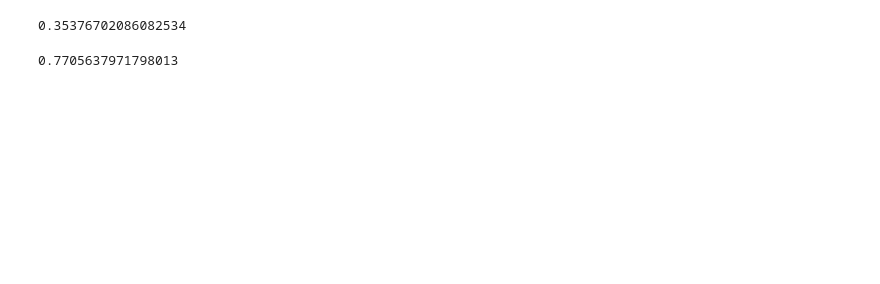
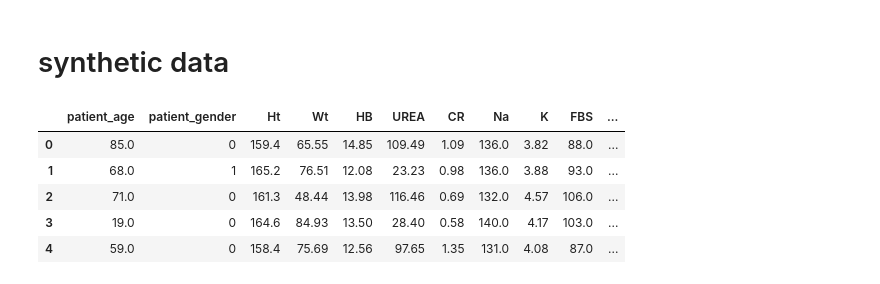
Before and after one commit to karanwxliaa/DietProj, a Jupyter notebook: cal.ipynb, the cells around one changed output. Saved outputs shown, nothing was run; the diff lists cells and outputs as text; code cells hidden in the pictures; blank space fills up the shorter version.

```diff
--- a/cal.ipynb
+++ b/cal.ipynb
@@ -231,8 +57,2 @@ DTR acc:  0.8151055099348438
-# %%
-metrics.mean_absolute_error(ss.fit_transform(y_test),gb.predict(ss.fit_transform(x_test)))
-# %% [output]
-0.35376702086082534
-# %%
-metrics.mean_absolute_error(ss.fit_transform(y_test),dtr.predict(ss.fit_transform(x_test)))**0.5
-# %% [output]
-0.7705637971798013
+# %% [markdown]
+# synthetic data
@@ -238,0 +76,10 @@ metrics.mean_absolute_error(ss.fit_transform(y_test),dtr.predict(ss.fit_transfor
+# %%
+sample = model.sample(500)
+sample.head()
+# %% [output]
+|  | patient_age | patient_gender | Ht | Wt | HB | UREA | CR | Na | K | FBS | ... |
+| 0 | 85.0 | 0 | 159.4 | 65.55 | 14.85 | 109.49 | 1.09 | 136.0 | 3.82 | 88.0 | ... |
+| 1 | 68.0 | 1 | 165.2 | 76.51 | 12.08 | 23.23 | 0.98 | 136.0 | 3.88 | 93.0 | ... |
+| 2 | 71.0 | 0 | 161.3 | 48.44 | 13.98 | 116.46 | 0.69 | 132.0 | 4.57 | 106.0 | ... |
+| 3 | 19.0 | 0 | 164.6 | 84.93 | 13.50 | 28.40 | 0.58 | 140.0 | 4.17 | 103.0 | ... |
+| 4 | 59.0 | 0 | 158.4 | 75.69 | 12.56 | 97.65 | 1.35 | 131.0 | 4.08 | 87.0 | ... |
```
Also changed, not shown: parts of 55 cells of this notebook.
